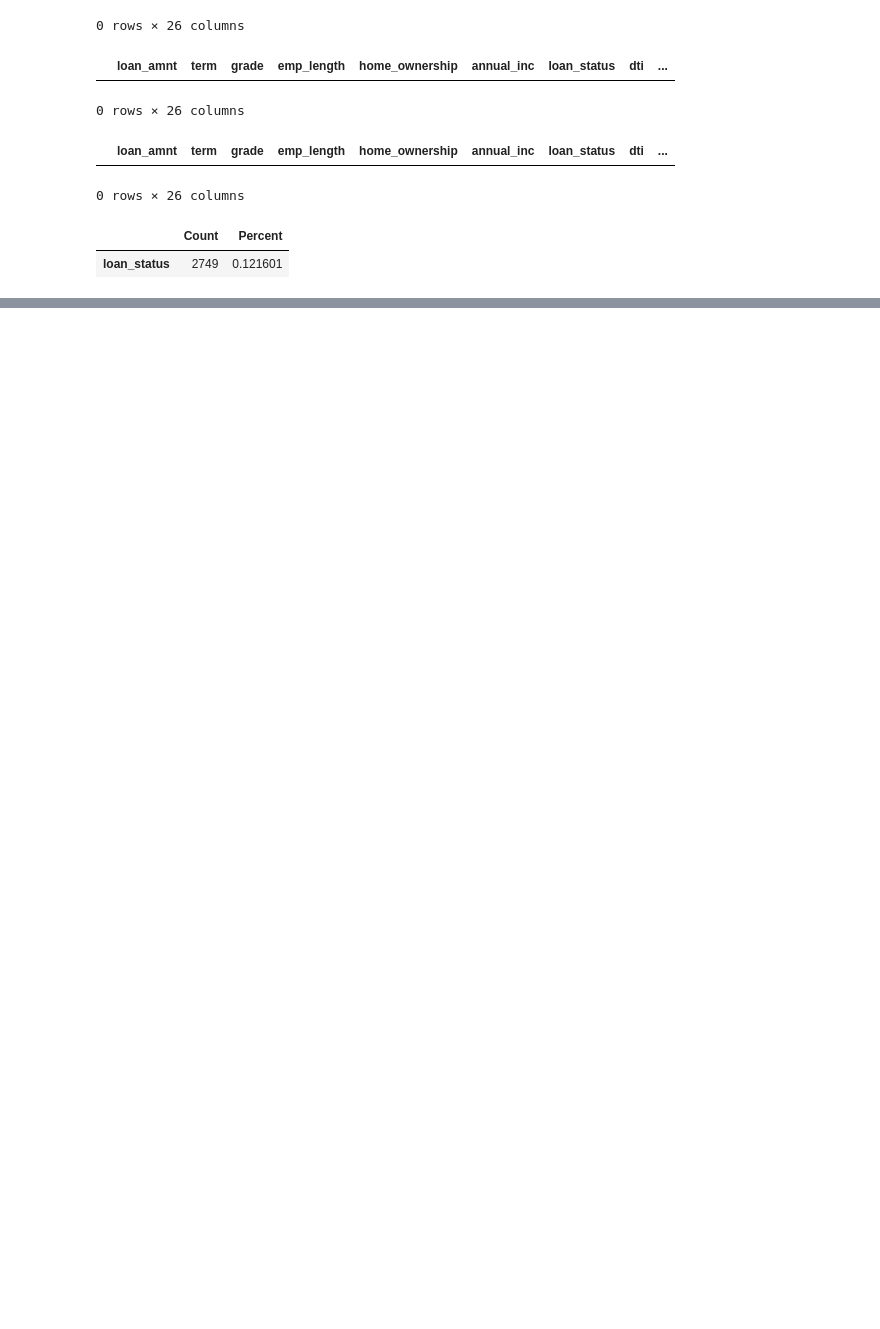
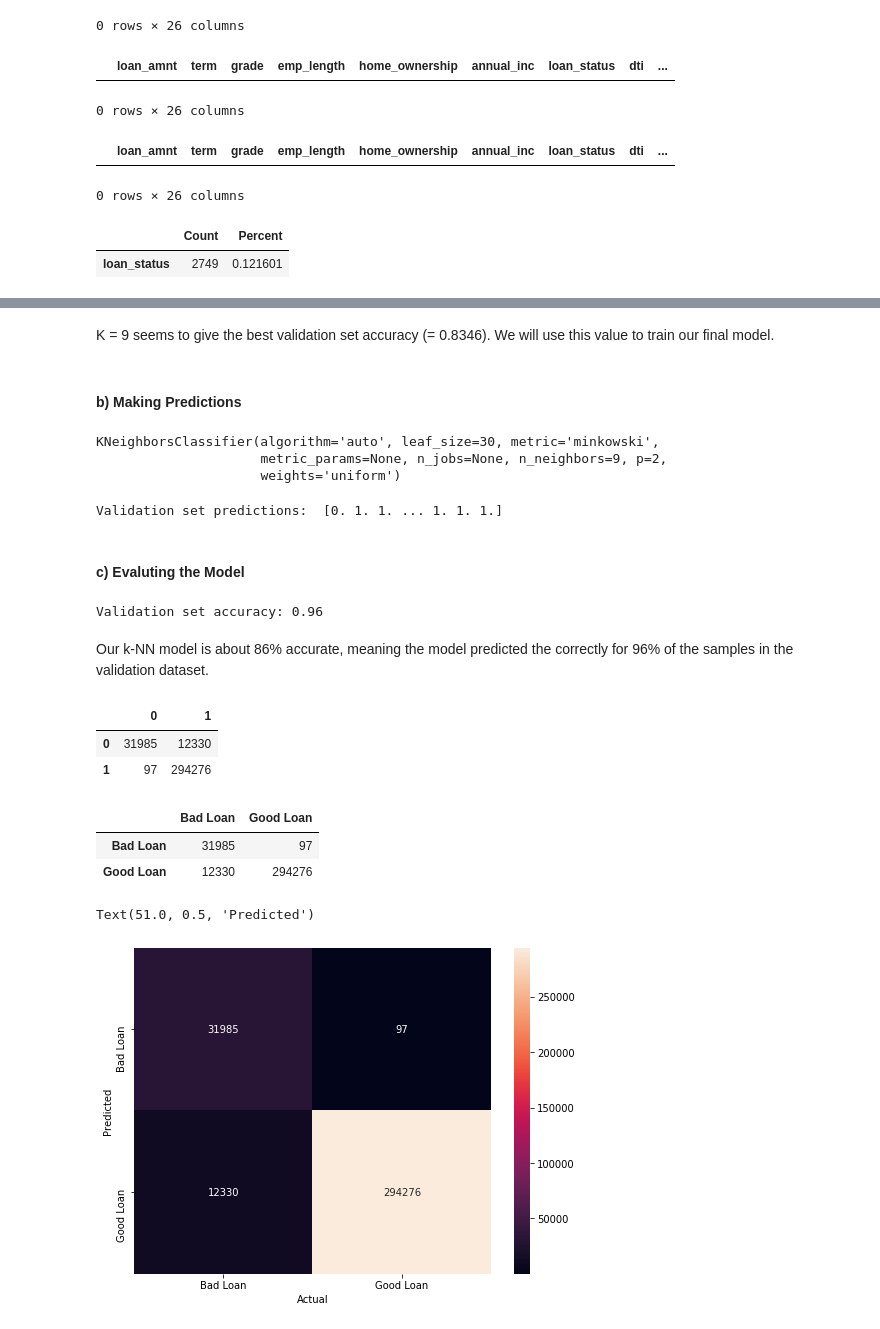
Before and after one commit to rahilshah10/loan-sharks, a Jupyter notebook: Luna/LoanShark - Prediction of LeandingClub Loan Defaulters.ipynb, the cells around one changed output, grey strips where cells are left out. Cells and saved outputs as stored; diff of their text form; code cells hidden in the pictures; blank space fills up the shorter version.

```diff
--- a/Luna/LoanShark - Prediction of LeandingClub Loan Defaulters.ipynb
+++ b/Luna/LoanShark - Prediction of LeandingClub Loan Defaulters.ipynb
@@ -774,0 +896,5 @@ TypeError: 'Index' object is not callable
+# %% [markdown]
+K = 9 seems to give the best validation set accuracy (= 0.8346). We will use this value to train our final
+model.
+# %% [markdown]
+#### b) Making Predictions
@@ -774,0 +904,52 @@ TypeError: 'Index' object is not callable
+# %%
+# Fit the model with training set
+knn_final_loan_model.fit(knn_x_train,knn_y_train)
+# %% [output]
+KNeighborsClassifier(algorithm='auto', leaf_size=30, metric='minkowski',
+                     metric_params=None, n_jobs=None, n_neighbors=9, p=2,
+                     weights='uniform')
+# %%
+#Predict on the test set
+knn_final_y_pred = knn_final_loan_model.predict(knn_x_test)
+print("Validation set predictions: ", knn_fianl_y_pred)
+# %% [output]
+Validation set predictions:  [0. 1. 1. ... 1. 1. 1.]
+# %% [markdown]
+#### c) Evaluting the Model
+# %%
+# Elvaluate k-NN model
+print("Validation set accuracy: {:.2f}".format(knn_final_loan_model.score(knn_x_test, knn_y_test)))
+# %% [output]
+Validation set accuracy: 0.96
+# %% [markdown]
+Our k-NN model is about 86% accurate, meaning the model predicted the correctly for 96% of the samples in the validation dataset.
+# %%
+knn_c_mat = confusion_matrix(knn_y_test,knn_final_y_pred)
+knn_c_mat_df = pd.DataFrame(knn_c_mat)
+knn_c_mat_df.head(2)
+# %% [output]
+|  | 0 | 1 |
+| 0 | 31985 | 12330 |
+| 1 | 97 | 294276 |
+# %%
+'''Rename indices and columns, and transpose the dataframe so that
+actual items are plotted on the x-axis, and predicted on the y-axis'''
+
+knn_c_mat_df.columns = ["Bad Loan","Good Loan"]
+knn_c_mat_df.index = ["Bad Loan","Good Loan"]
+knn_c_mat_df = knn_c_mat_df.T
+knn_c_mat_df
+# %% [output]
+|  | Bad Loan | Good Loan |
+| Bad Loan | 31985 | 97 |
+| Good Loan | 12330 | 294276 |
+# %%
+# Make a heatmap of the confusion matrix with seaborn
+
+plt.figure(figsize = (8,6))
+sns.heatmap(knn_c_mat_df,annot = True,fmt = 'g')
+plt.xlabel("Actual")
+plt.ylabel("Predicted")
+# %% [output]
+Text(51.0, 0.5, 'Predicted')
+[figure, added]
```
Also changed, not shown: parts of 65 cells of this notebook.
